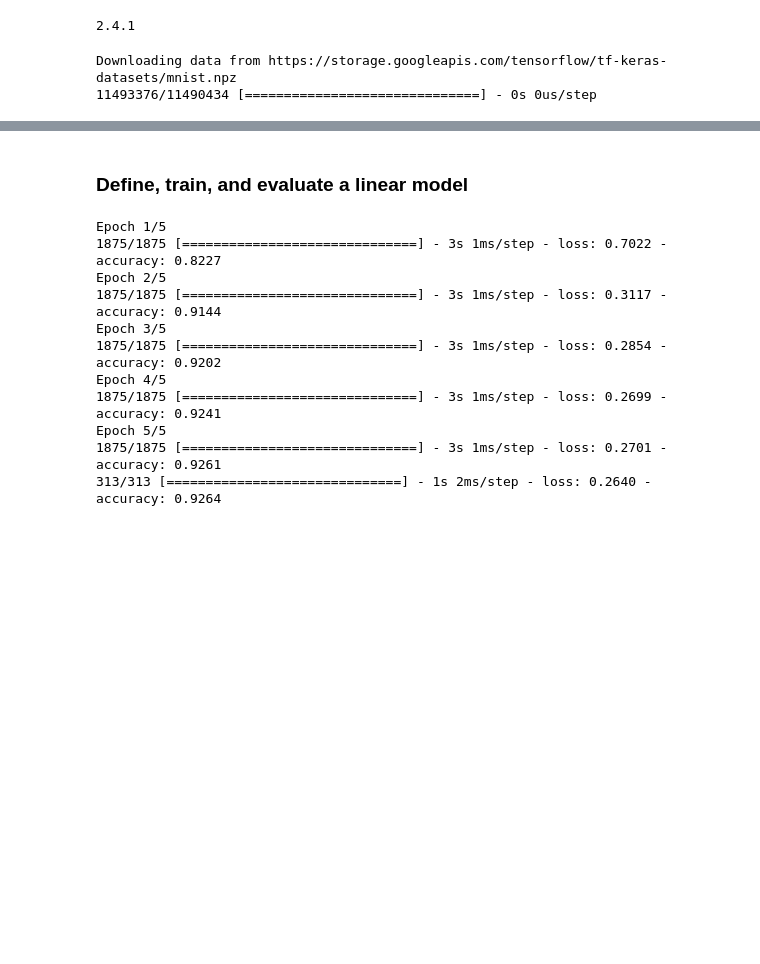
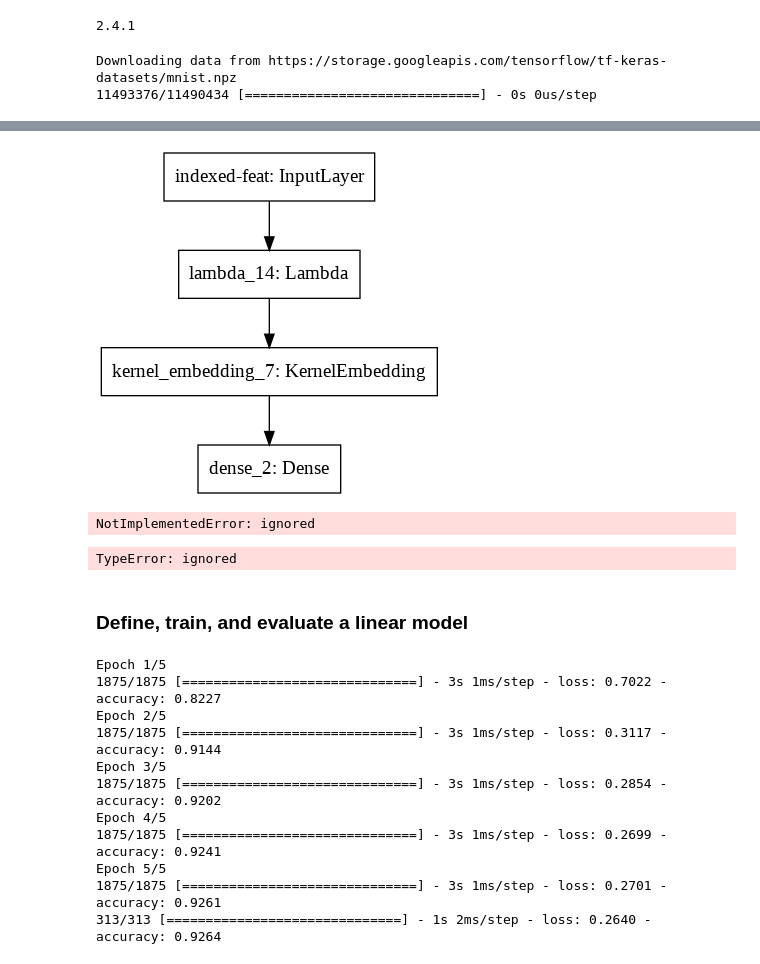
Before and after one commit to AlwaysSearching/Mathematics-of-Deep-Learning-Research-Project, a Jupyter notebook: keras experiments/MNIST_linear_experiments.ipynb, the cells around one changed output, grey strips where cells are left out. Cells and saved outputs as stored; diff of their text form; code cells hidden in the pictures; blank space fills up the shorter version.

```diff
--- a/MNIST_experiments.ipynb
+++ b/keras experiments/MNIST_linear_experiments.ipynb
@@ -18,3 +82,38 @@ Downloading data from https://storage.googleapis.com/tensorflow/tf-keras-dataset
+# %%
+# https://github.com/EigenPro/EigenPro-tensorflow
+n, D = x_train_eigenpro.shape
+ix = Input(shape=(D+1,), dtype='float32', name='indexed-feat')
+x, index = utils.separate_index(ix) # features, sample_id
+# %%
+kfeat = KernelEmbedding(Laplace, x_train_eigenpro, input_shape=(D,))(x)
+# %%
+num_classes = len(set(y_train))
+y = Dense(num_classes, input_shape=(n,),
+          activation='linear',
+          kernel_initializer='zeros',
+          use_bias=False)(kfeat)
+# %%
+# added name argument
+model = Model(inputs=ix, outputs=y)
+model.compile(loss='mse',
+              optimizer=PSGD(pred_t=y, index_t=index, eta=5., name='eigenpro'),
+              metrics=['accuracy'])
+# %%
+from tensorflow.keras.utils import plot_model
+plot_model(model, to_file='model.png')
+# %% [output]
+[figure, added]
+# %%
+# https://stackoverflow.com/questions/58772846/custom-tensorflow-keras-optimizer
+model.fit(utils.add_index(x_train_eigenpro), y_train)
+# %% [output]
+NotImplementedError: ignored
+# %%
+model.fit(utils.add_index(x_train_eigenpro), y_train,
+          batch_size=256, epochs=10, verbose=0,
+          validation_data=(utils.add_index(x_test_eigenpro), y_test))
+# %% [output]
+TypeError: ignored
 # %% [markdown]
 ### Define, train, and evaluate a linear model
 # %%
```
Also changed, not shown: parts of 11 cells of this notebook, 7 other files.
